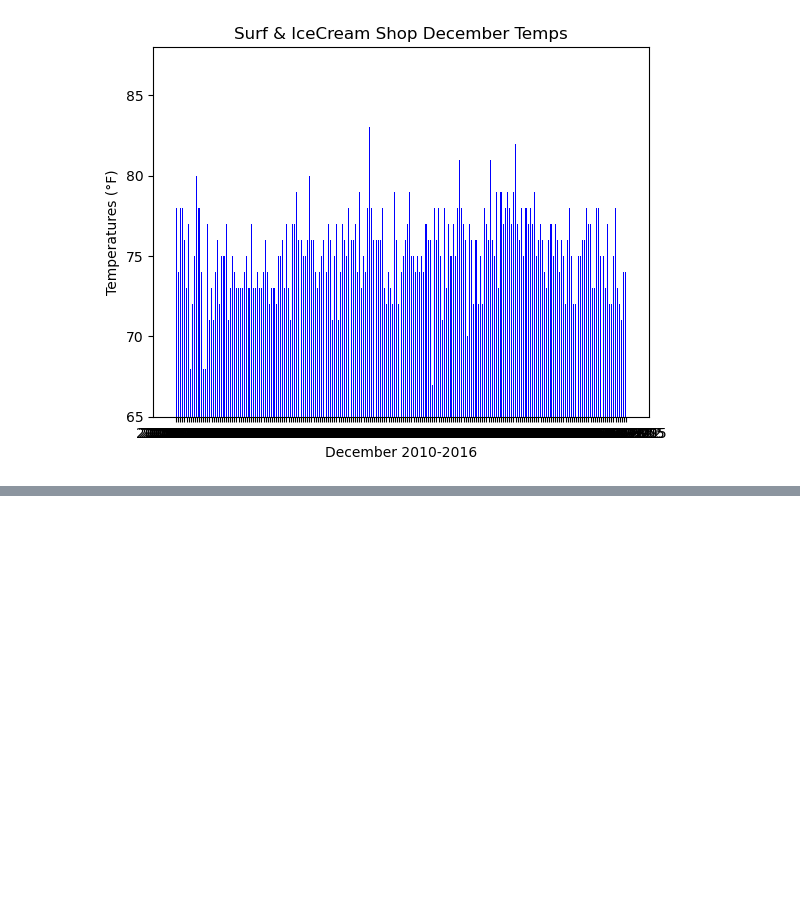
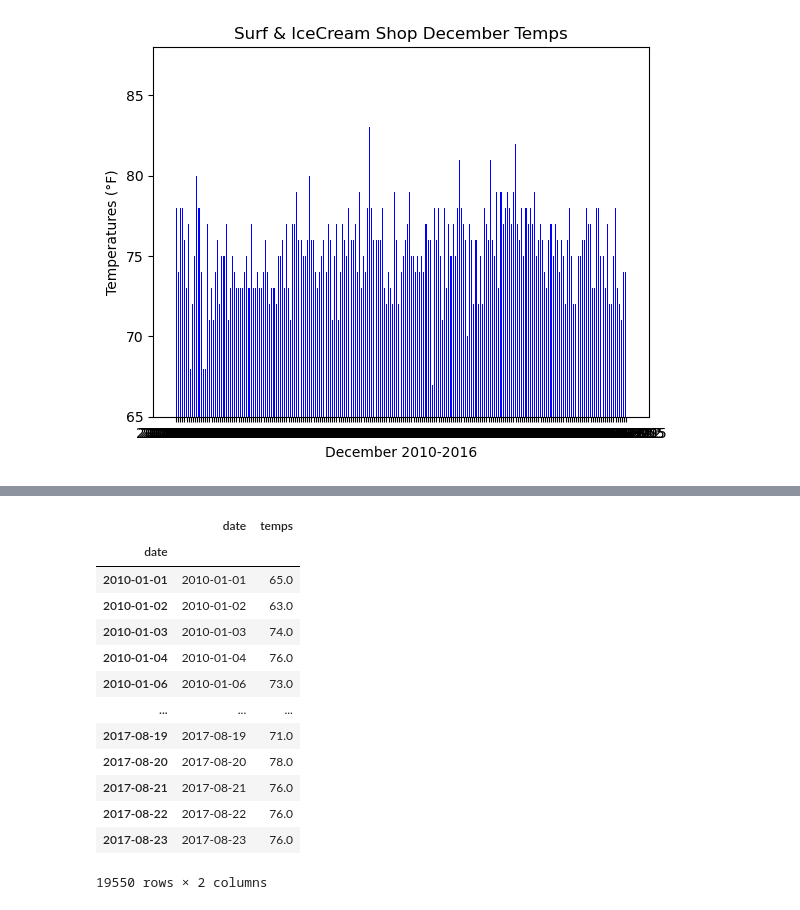
Before and after one commit to amramy/Surfs_Up, a Jupyter notebook: SurfsUp_Challenge.ipynb, the cells around one changed output, grey strips where cells are left out. Saved outputs shown, nothing was run; the diff lists cells and outputs as text; code cells hidden in the pictures; blank space fills up the shorter version.

```diff
--- a/SurfsUp_Challenge.ipynb
+++ b/SurfsUp_Challenge.ipynb
@@ -225,0 +365,7 @@ plt.savefig('December_Temps.png')
+# %%
+# I would like to see all temp for the entire data set... is there any trends?
+all_temps = []
+
+all_temps = session.query(Measurement.date, Measurement.tobs).all()
+
+all_temps
@@ -225,0 +390,21 @@ plt.savefig('December_Temps.png')
+# %%
+all_temps_df = pd.DataFrame(all_temps, columns=["date", "temps"])
+
+all_temps_df.set_index(all_temps_df["date"], inplace=True)
+
+all_temps_df
+# %% [output]
+|  | date | temps |
+| date |  |  |
+| 2010-01-01 | 2010-01-01 | 65.0 |
+| 2010-01-02 | 2010-01-02 | 63.0 |
+| 2010-01-03 | 2010-01-03 | 74.0 |
+| 2010-01-04 | 2010-01-04 | 76.0 |
+| 2010-01-06 | 2010-01-06 | 73.0 |
+| ... | ... | ... |
+| 2017-08-19 | 2017-08-19 | 71.0 |
+| 2017-08-20 | 2017-08-20 | 78.0 |
+| 2017-08-21 | 2017-08-21 | 76.0 |
+| 2017-08-22 | 2017-08-22 | 76.0 |
+| 2017-08-23 | 2017-08-23 | 76.0 |
+19550 rows × 2 columns
```
Also changed, not shown: parts of 17 cells of this notebook, 10 other files.
